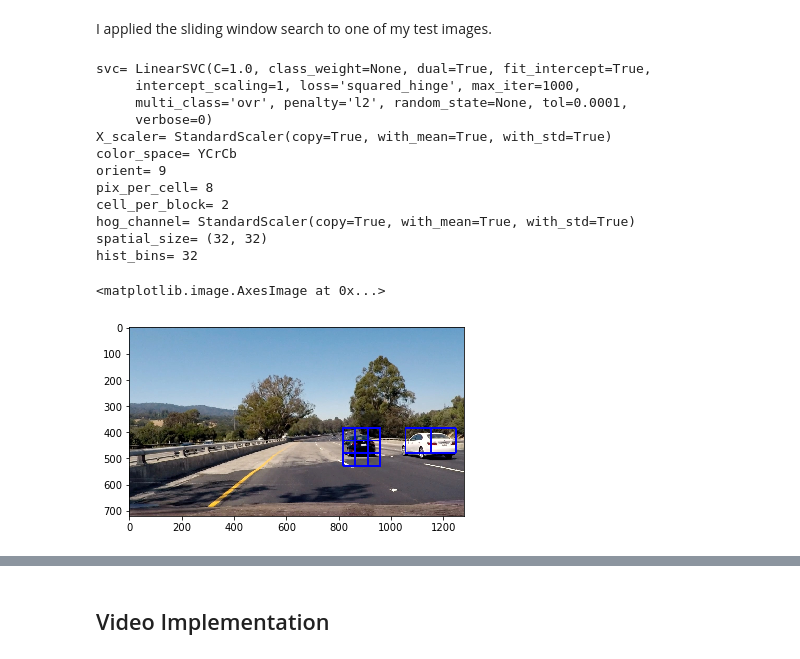
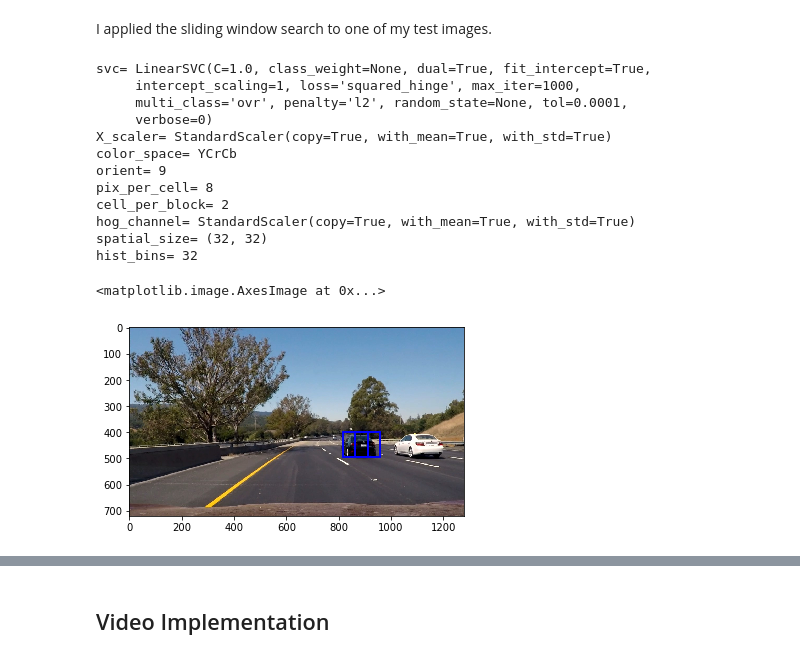
Before and after one commit to psyto/CarND-Vehicle-Detection, a Jupyter notebook: P5.ipynb, the cells around one changed output, grey strips where cells are left out. Saved outputs shown, nothing was run; the diff lists cells and outputs as text; code cells hidden in the pictures.

```diff
--- a/P5.ipynb
+++ b/P5.ipynb
@@ -106,16 +106,16 @@ def get_hog_features(img, orient, pix_per_cell, cell_per_block, vis=False, featu
         return features
 
 # Define a function to compute binned color features
+def bin_spatial(img, size=(32, 32)):
+    # Use cv2.resize().ravel() to create the feature vector
+    features = cv2.resize(img, size).ravel()
+    # Return the feature vector
+    return features
 #def bin_spatial(img, size=(32, 32)):
-    # Use cv2.resize().ravel() to create the feature vector
-#    features = cv2.resize(img, size).ravel()
-    # Return the feature vector
-#    return features
-def bin_spatial(img, size=(32, 32)):
-    color1 = cv2.resize(img[:,:,0], size).ravel()
-    color2 = cv2.resize(img[:,:,1], size).ravel()
-    color3 = cv2.resize(img[:,:,2], size).ravel()
-    return np.hstack((color1, color2, color3))
+#    color1 = cv2.resize(img[:,:,0], size).ravel()
+#    color2 = cv2.resize(img[:,:,1], size).ravel()
+#    color3 = cv2.resize(img[:,:,2], size).ravel()
+#    return np.hstack((color1, color2, color3))
 
 # Define a function to compute color histogram features
 def color_hist(img, nbins=32, bins_range=(0, 256)):
@@ -578,20 +570,12 @@ def draw_boxes(img, bboxes, color=(0, 0, 255), thick=6):
 # %% [markdown]
 I applied the sliding window search to one of my test images.
 # %%
-image = mpimg.imread('./test_images/test4.jpg')
-
-### TODO: Tweak these parameters and see how the results change.
-#color_space = 'YCrCb' # Can be RGB, HSV, LUV, HLS, YUV, YCrCb
-#orient = 9  # HOG orientations
-#pix_per_cell = 8 # HOG pixels per cell
-#cell_per_block = 2 # HOG cells per block
-#hog_channel = 'ALL' # Can be 0, 1, 2, or "ALL"
-#spatial_size = (16, 16) # Spatial binning dimensions
-#hist_bins = 16    # Number of histogram bins
-#spatial_feat = True # Spatial features on or off
-#hist_feat = True # Histogram features on or off
-#hog_feat = True # HOG features on or off
-#y_start_stop = [None, None] # Min and max in y to search in slide_window()
+## Load model params
+with open('svc_pickle.p', 'rb') as pfile:
+    pickle_data = pickle.load(pfile)
+    for key in pickle_data:
+        exec(key + "= pickle_data['" + str(key) + "']")
+    del pickle_data
 
 print("svc=", svc)
 print("X_scaler=", X_scaler)
@@ -602,32 +586,39 @@ print("cell_per_block=", cell_per_block)
 print("hog_channel=", X_scaler)
 print("spatial_size=", spatial_size)
 print("hist_bins=", hist_bins)
 
+y_start_stop = [400, 650] # Min and max in y to search in slide_window()
+
+image = mpimg.imread('./test_images/test6.jpg')
+draw_image = np.copy(image)
+
+#image = image.astype(np.float32)/255
+
 windows = slide_window(image, x_start_stop=[None, None], y_start_stop=y_start_stop,
                     xy_window=(96, 96), xy_overlap=(0.5, 0.5))
 
 hot_windows = search_windows(image, windows, svc, X_scaler, color_space=color_space,
                         spatial_size=spatial_size, hist_bins=hist_bins,
                         orient=orient, pix_per_cell=pix_per_cell,
                         cell_per_block=cell_per_block,
                         hog_channel=hog_channel, spatial_feat=spatial_feat,
                         hist_feat=hist_feat, hog_feat=hog_feat)
 
-window_img = draw_boxes(image, hot_windows, color=(0, 0, 255), thick=6)
+window_img = draw_boxes(draw_image, hot_windows, color=(0, 0, 255), thick=6)
 
 plt.imshow(window_img)
 # %% [output]
 svc= LinearSVC(C=1.0, class_weight=None, dual=True, fit_intercept=True,
      intercept_scaling=1, loss='squared_hinge', max_iter=1000,
      multi_class='ovr', penalty='l2', random_state=None, tol=0.0001,
      verbose=0)
 X_scaler= StandardScaler(copy=True, with_mean=True, with_std=True)
 color_space= YCrCb
 orient= 9
 pix_per_cell= 8
 cell_per_block= 2
 hog_channel= StandardScaler(copy=True, with_mean=True, with_std=True)
 spatial_size= (32, 32)
 hist_bins= 32
 <matplotlib.image.AxesImage at 0x...>
-[figure, old version]
+[figure, new version]
```
Also changed, not shown: parts of 12 cells of this notebook.
